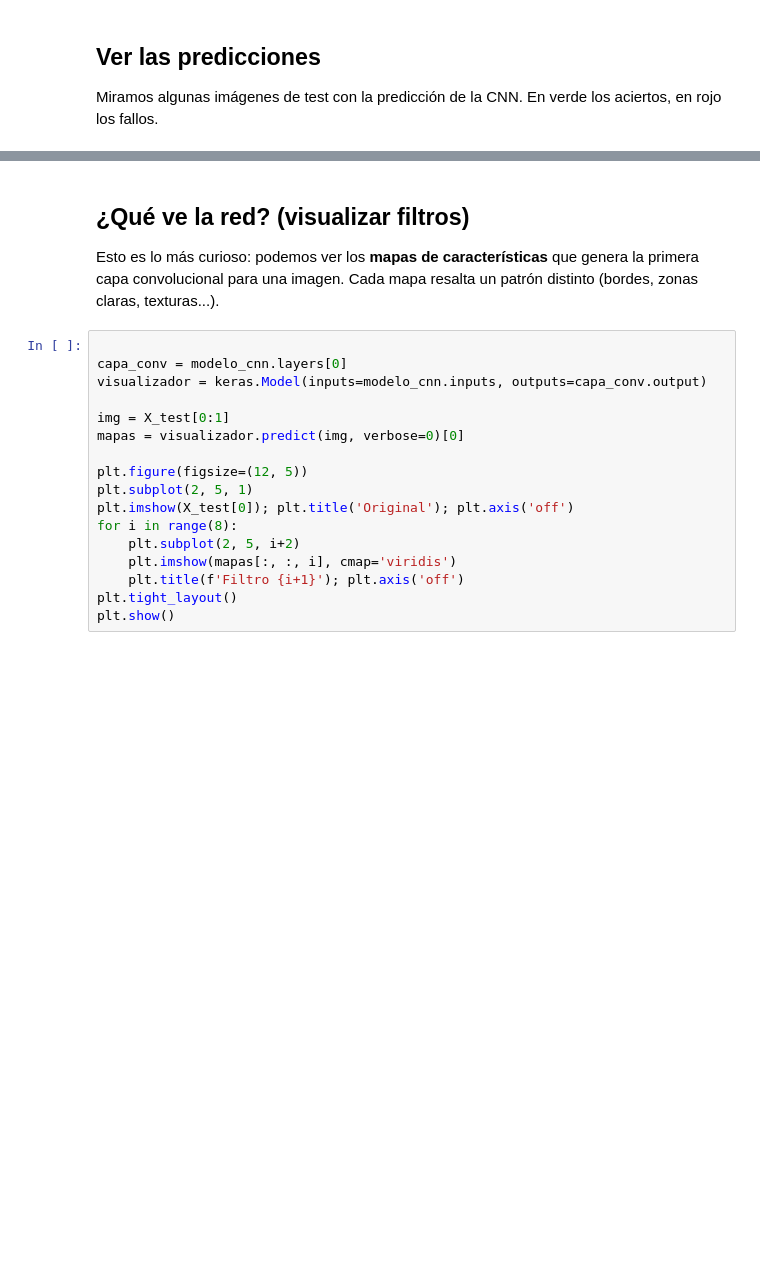
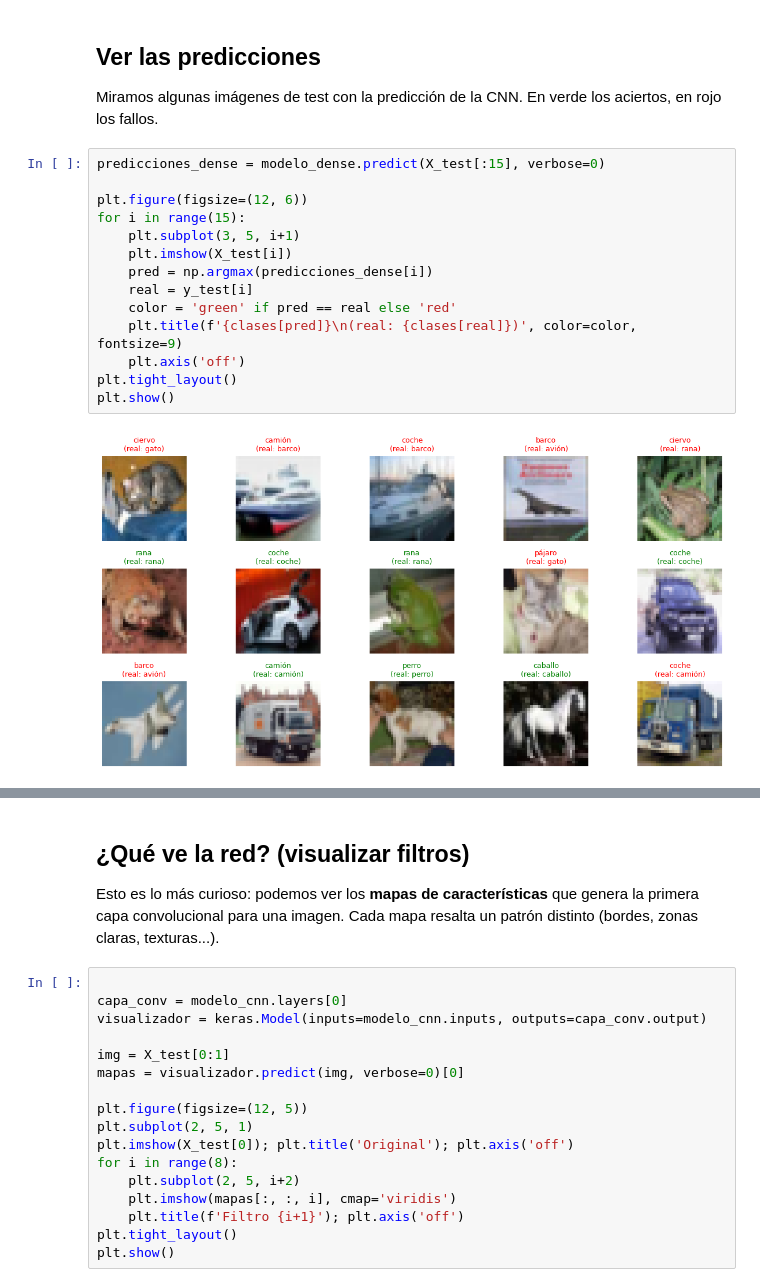
Before and after one commit to diego-dng/0426_DS_VITORIA-GASTEIZ, a Jupyter notebook: 4-DeepLearning/2-Redes_convolucionales/redes_CNN.ipynb, the cells around one changed output, grey strips where cells are left out. Drawn from its saved outputs; the diff is of its cells as text; blank space fills up the shorter version.

```diff
--- a/4-DeepLearning/2-Redes_convolucionales/redes_CNN.ipynb
+++ b/4-DeepLearning/2-Redes_convolucionales/redes_CNN.ipynb
@@ -244,6 +245,22 @@ plt.show()
 
 Miramos algunas imágenes de test con la predicción de la CNN.
 En verde los aciertos, en rojo los fallos.
+# %%
+predicciones_dense = modelo_dense.predict(X_test[:15], verbose=0)
+
+plt.figure(figsize=(12, 6))
+for i in range(15):
+    plt.subplot(3, 5, i+1)
+    plt.imshow(X_test[i])
+    pred = np.argmax(predicciones_dense[i])
+    real = y_test[i]
+    color = 'green' if pred == real else 'red'
+    plt.title(f'{clases[pred]}\n(real: {clases[real]})', color=color, fontsize=9)
+    plt.axis('off')
+plt.tight_layout()
+plt.show()
+# %% [output]
+[figure, added]
 # %%
 predicciones = modelo_cnn.predict(X_test[:15], verbose=0)
 
```
Also changed, not shown: parts of 7 cells of this notebook, 5 other files.
